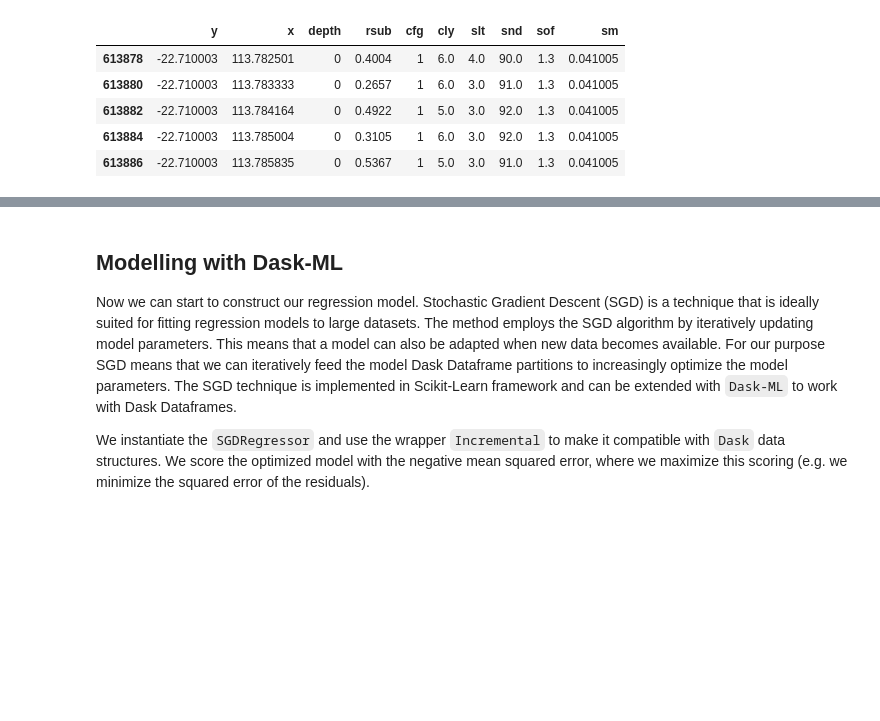
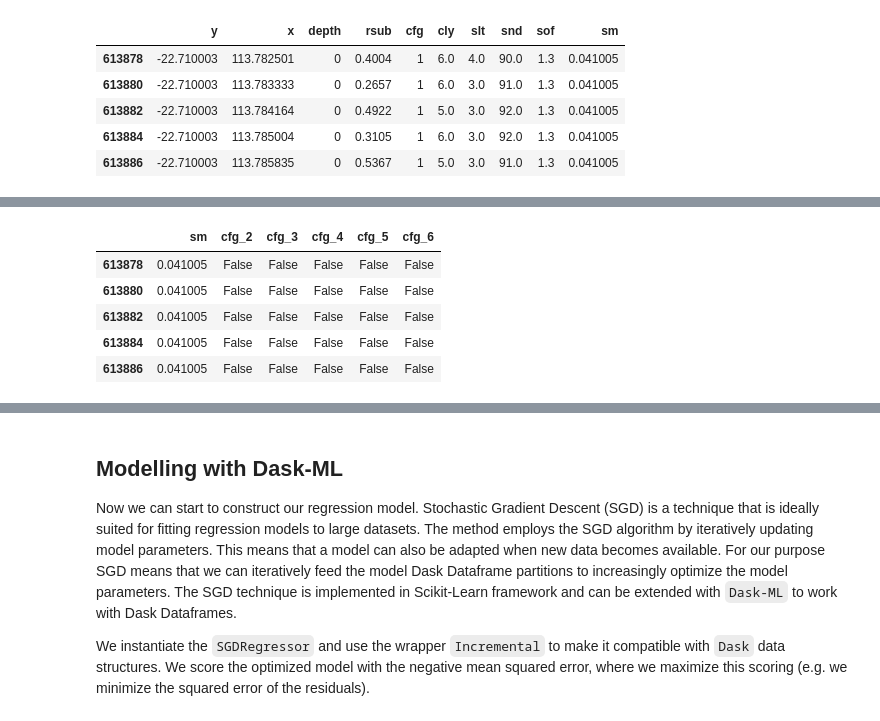
Before and after one commit to MartinSchobben/big_eo_models, a Jupyter notebook: 01_multiple-regression.ipynb, the cells around one changed output, grey strips where cells are left out. Cells and saved outputs as stored; diff of their text form; code cells hidden in the pictures; blank space fills up the shorter version.

```diff
--- a/01_multiple-regression.ipynb
+++ b/01_multiple-regression.ipynb
@@ -197,3 +205,17 @@ soil_df.head()
+# %%
+X = soil_df[EXP_VARIABLES]
+ca = Categorizer(categories={"cfg": CategoricalDtype(range(1, 7))})
+X = ca.fit_transform(X)
+de = DummyEncoder(["cfg"], drop_first=True)
+X = de.fit_transform(X)
+X.head()
+# %% [output]
+|  | sm | cfg_2 | cfg_3 | cfg_4 | cfg_5 | cfg_6 |
+| 613878 | 0.041005 | False | False | False | False | False |
+| 613880 | 0.041005 | False | False | False | False | False |
+| 613882 | 0.041005 | False | False | False | False | False |
+| 613884 | 0.041005 | False | False | False | False | False |
+| 613886 | 0.041005 | False | False | False | False | False |
 # %% [markdown]
 ## Interactions
 
```
Also changed, not shown: parts of 15 cells of this notebook.
